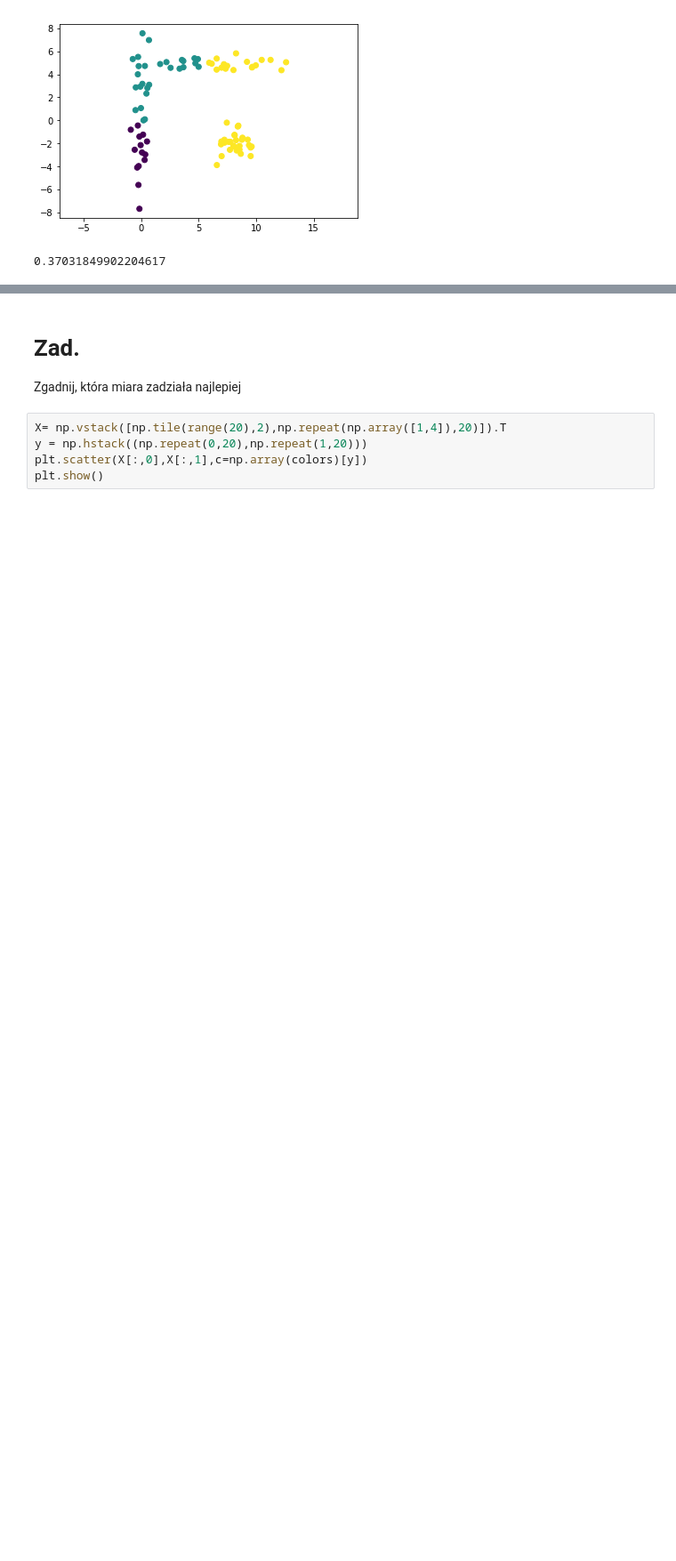
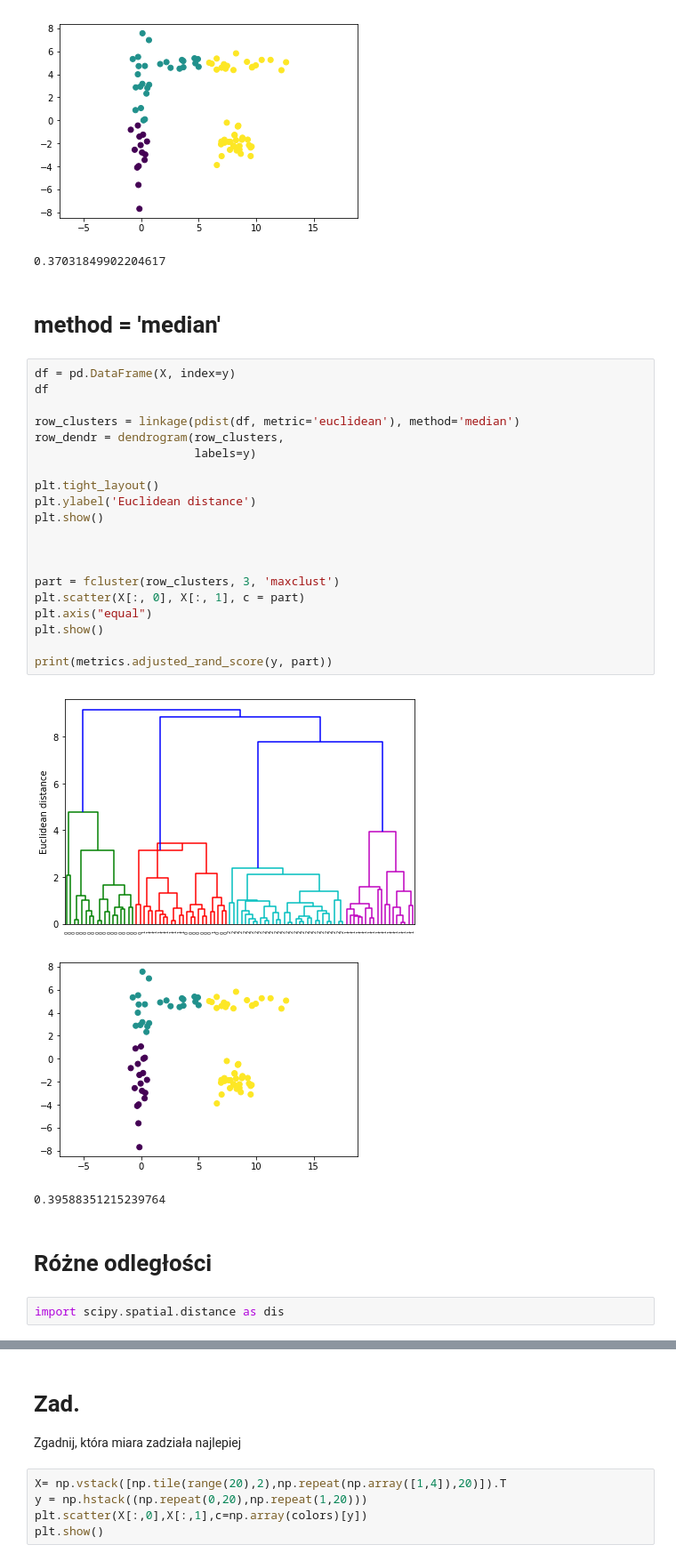
Before and after one commit to przem85/bootcamp, a Jupyter notebook: unsupervised_learning/D02_Z02_R_hierarchical_clustering_linkage .ipynb, the cells around one changed output, grey strips where cells are left out. Shown at 89% size. Cells and saved outputs as stored; diff of their text form; blank space fills up the shorter version.

```diff
--- a/unsupervised_learning/D02_Z02_R_hierarchical_clustering_linkage .ipynb
+++ b/unsupervised_learning/D02_Z02_R_hierarchical_clustering_linkage .ipynb
@@ -141,3 +143,33 @@ print(metrics.adjusted_rand_score(y, part))
 [figure]
 [figure]
 0.37031849902204617
+# %% [markdown]
+# method = 'median'
+# %%
+df = pd.DataFrame(X, index=y)
+df
+
+row_clusters = linkage(pdist(df, metric='euclidean'), method='median')
+row_dendr = dendrogram(row_clusters,
+                       labels=y)
+
+plt.tight_layout()
+plt.ylabel('Euclidean distance')
+plt.show()
+
+
+
+part = fcluster(row_clusters, 3, 'maxclust')
+plt.scatter(X[:, 0], X[:, 1], c = part)
+plt.axis("equal")
+plt.show()
+
+print(metrics.adjusted_rand_score(y, part))
+# %% [output]
+[figure, added]
+[figure, added]
+0.39588351215239764
+# %% [markdown]
+# Różne odległości
+# %%
+import scipy.spatial.distance as dis
```
Also changed, not shown: parts of 12 cells of this notebook, 8 other files.
